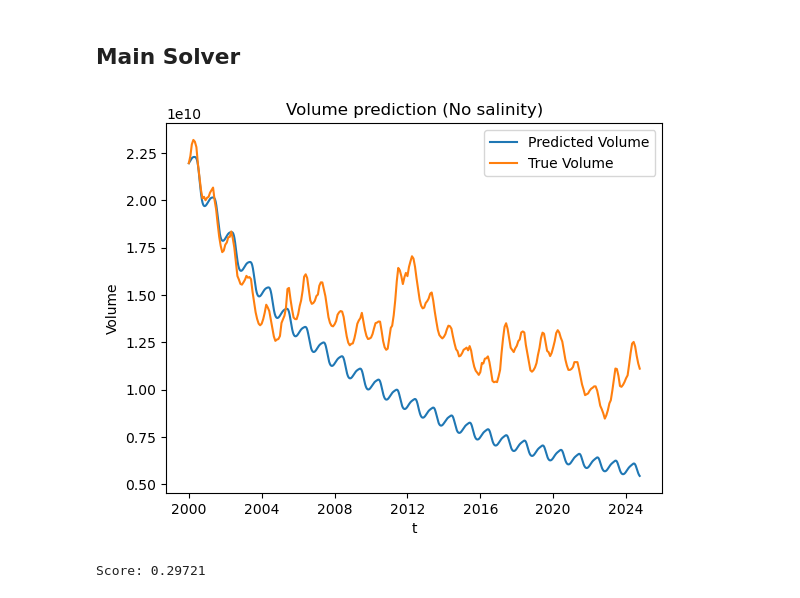
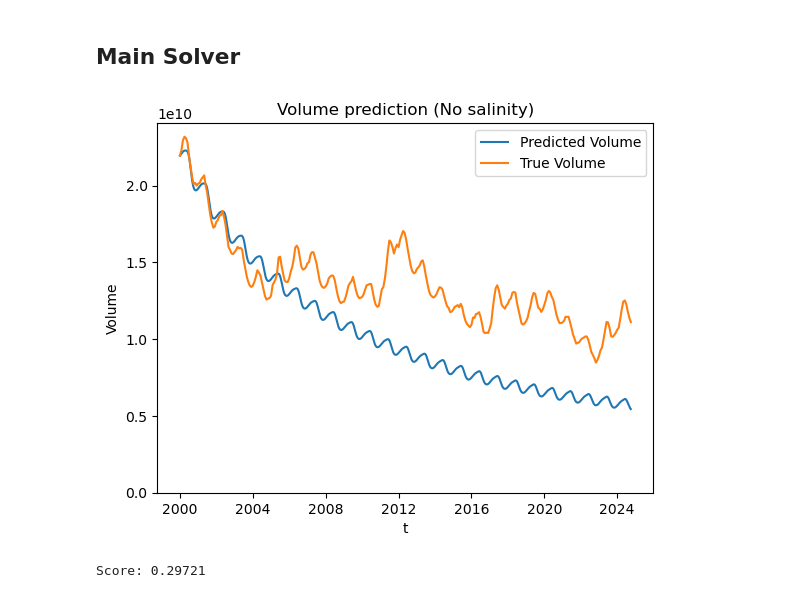
Before and after one commit to danilomcmaster/GSLModel, a Jupyter notebook: main.ipynb, the cells around one changed output. Cells and saved outputs as stored; diff of their text form; code cells hidden in the pictures.

```diff
--- a/main.ipynb
+++ b/main.ipynb
@@ -204,17 +204,18 @@ sol = solve_ivp(ode, t_domain, y0, max_step=0.5, t_eval=t_eval)
 # %%
 daily_dates = pd.date_range(start="2000-01-01", periods=9040, freq="D")
 monthly_dates = pd.date_range(start="2000-01-01", periods=298, freq="MS")
 
 plt.plot(daily_dates, sol.y[0], label="Predicted Volume")
 plt.plot(monthly_dates, true_vol, label="True Volume")
 
 plt.title("Volume prediction (No salinity)")
 plt.legend()
 plt.xlabel("t")
 plt.ylabel("Volume")
+plt.ylim(bottom=0)
 plt.show()
 # %% [output]
-[figure, old version]
+[figure, new version]
 # %%
 var_df = pd.Series(data=sol.y[0], index=daily_dates)
 var_df = var_df[var_df.index.isin(monthly_dates)]
```
Also changed, not shown: 2 other files.
